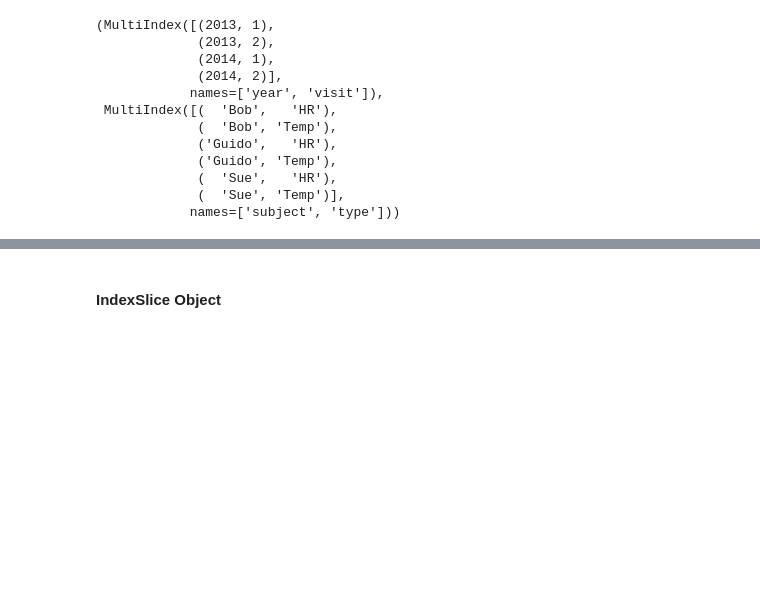
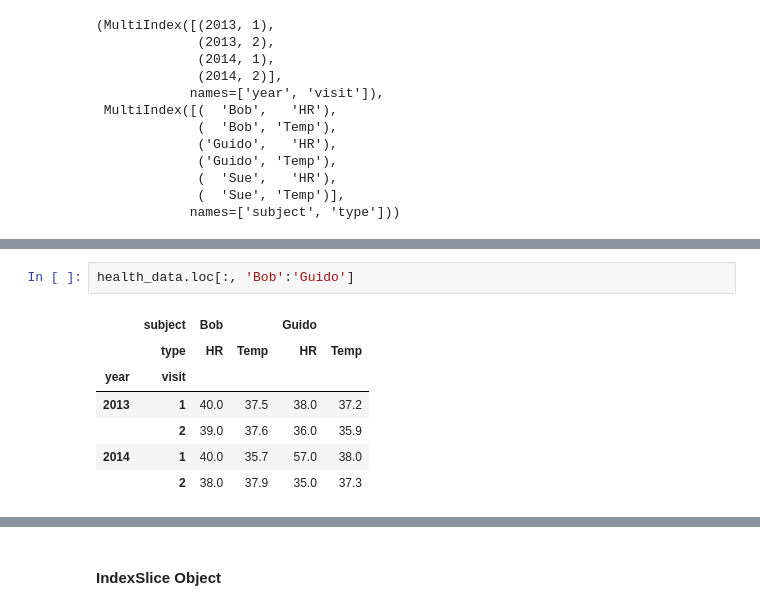
Before and after one commit to craigtrupp/DataScienceHandbook, a Jupyter notebook: Pandas/Hierarchical Indexing, MultiIndex (Columns & Indexes), Sort, Stack & Unstack, & Data Aggregations .ipynb, the cells around one changed output, grey strips where cells are left out. Saved outputs shown, nothing was run; the diff lists cells and outputs as text; blank space fills up the shorter version.

```diff
--- a/Pandas/Hierarchical Indexing, MultiIndex (Columns & Indexes), Sort, Stack & Unstack, & Data Aggregations .ipynb
+++ b/Pandas/Hierarchical Indexing, MultiIndex (Columns & Indexes), Sort, Stack & Unstack, & Data Aggregations .ipynb
@@ -408 +415,11 @@ year  visit
 Name: (Bob, HR), dtype: float64
+# %%
+health_data.loc[:, 'Bob':'Guido']
+# %% [output]
+|  | subject | Bob |  | Guido |  |
+|  | type | HR | Temp | HR | Temp |
+| year | visit |  |  |  |  |
+| 2013 | 1 | 40.0 | 37.5 | 38.0 | 37.2 |
+|  | 2 | 39.0 | 37.6 | 36.0 | 35.9 |
+| 2014 | 1 | 40.0 | 35.7 | 57.0 | 38.0 |
+|  | 2 | 38.0 | 37.9 | 35.0 | 37.3 |
```
Also changed, not shown: parts of 27 cells of this notebook, 1 other file.
